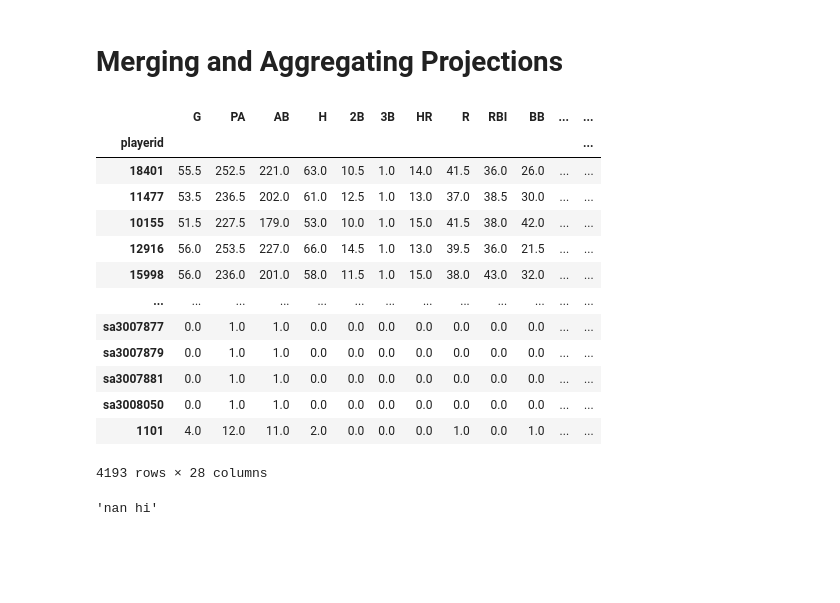
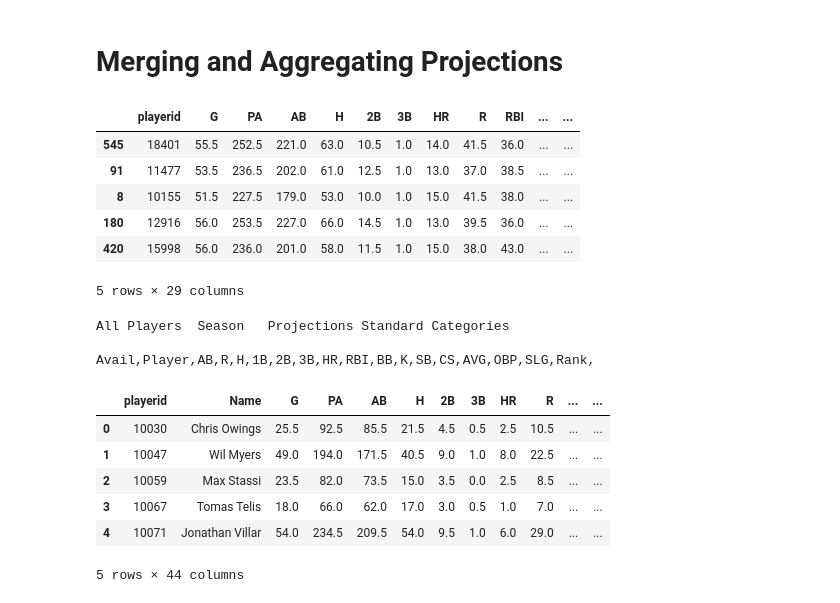
Before and after one commit to philosofool/fantasy-baseball-draft, a Jupyter notebook: Projection Merging and Aggregating.ipynb, the cells around one changed output. Cells and saved outputs as stored; diff of their text form; code cells hidden in the pictures; blank space fills up the shorter version.

```diff
--- a/Projection Merging and Aggregating.ipynb
+++ b/Projection Merging and Aggregating.ipynb
@@ -16,27 +19,28 @@ both = pd.concat([zips,steam]).sort_index()
 names = both[['playerid','Name']].groupby('playerid').agg('max')
 both = both.groupby('playerid').agg('mean')
 both['Name'] = names
+both.reset_index(inplace=True)
 # %%
 stats = StatCalculator()
+stats.replacement_level.values[:] = stats.hitter_replacement_level(both)
 both['FWAR'] = both.apply(stats.hitterFWAR, axis = 1)
 # %%
-both.sort_values(by='FWAR', ascending=False)
+both.sort_values(by='FWAR', ascending=False).head()
 # %% [output]
-|  | G | PA | AB | H | 2B | 3B | HR | R | RBI | BB | ... | ... |
-| playerid |  |  |  |  |  |  |  |  |  |  |  | ... |
-| 18401 | 55.5 | 252.5 | 221.0 | 63.0 | 10.5 | 1.0 | 14.0 | 41.5 | 36.0 | 26.0 | ... | ... |
-| 11477 | 53.5 | 236.5 | 202.0 | 61.0 | 12.5 | 1.0 | 13.0 | 37.0 | 38.5 | 30.0 | ... | ... |
-| 10155 | 51.5 | 227.5 | 179.0 | 53.0 | 10.0 | 1.0 | 15.0 | 41.5 | 38.0 | 42.0 | ... | ... |
-| 12916 | 56.0 | 253.5 | 227.0 | 66.0 | 14.5 | 1.0 | 13.0 | 39.5 | 36.0 | 21.5 | ... | ... |
-| 15998 | 56.0 | 236.0 | 201.0 | 58.0 | 11.5 | 1.0 | 15.0 | 38.0 | 43.0 | 32.0 | ... | ... |
-| ... | ... | ... | ... | ... | ... | ... | ... | ... | ... | ... | ... | ... |
-| sa3007877 | 0.0 | 1.0 | 1.0 | 0.0 | 0.0 | 0.0 | 0.0 | 0.0 | 0.0 | 0.0 | ... | ... |
-| sa3007879 | 0.0 | 1.0 | 1.0 | 0.0 | 0.0 | 0.0 | 0.0 | 0.0 | 0.0 | 0.0 | ... | ... |
-| sa3007881 | 0.0 | 1.0 | 1.0 | 0.0 | 0.0 | 0.0 | 0.0 | 0.0 | 0.0 | 0.0 | ... | ... |
-| sa3008050 | 0.0 | 1.0 | 1.0 | 0.0 | 0.0 | 0.0 | 0.0 | 0.0 | 0.0 | 0.0 | ... | ... |
-| 1101 | 4.0 | 12.0 | 11.0 | 2.0 | 0.0 | 0.0 | 0.0 | 1.0 | 0.0 | 1.0 | ... | ... |
+|  | playerid | G | PA | AB | H | 2B | 3B | HR | R | RBI | ... | ... |
+| 545 | 18401 | 55.5 | 252.5 | 221.0 | 63.0 | 10.5 | 1.0 | 14.0 | 41.5 | 36.0 | ... | ... |
+| 91 | 11477 | 53.5 | 236.5 | 202.0 | 61.0 | 12.5 | 1.0 | 13.0 | 37.0 | 38.5 | ... | ... |
+| 8 | 10155 | 51.5 | 227.5 | 179.0 | 53.0 | 10.0 | 1.0 | 15.0 | 41.5 | 38.0 | ... | ... |
+| 180 | 12916 | 56.0 | 253.5 | 227.0 | 66.0 | 14.5 | 1.0 | 13.0 | 39.5 | 36.0 | ... | ... |
+| 420 | 15998 | 56.0 | 236.0 | 201.0 | 58.0 | 11.5 | 1.0 | 15.0 | 38.0 | 43.0 | ... | ... |
-4193 rows × 28 columns
+5 rows × 29 columns
-# %%
-str(np.nan) + ' hi'
-# %% [output]
-'nan hi'
+# %%
+with open('data/cbs_hitter_projections_3aug2020.csv') as cbs:
+    print(cbs.readline())
+    print(cbs.readline())
+cbs = pd.read_csv('data/cbs_elig_3aug2020.csv',skiprows=1,skipfooter=1,engine='python')
+cbs.drop('Unnamed: 18',axis=1,inplace=True)
+# %% [output]
+All Players  Season   Projections Standard Categories
+
+Avail,Player,AB,R,H,1B,2B,3B,HR,RBI,BB,K,SB,CS,AVG,OBP,SLG,Rank,
@@ -42,0 +102,14 @@ str(np.nan) + ' hi'
+# %%
+df = both.merge(namer.name_data, on='playerid').drop('Name_y',axis=1)
+name = df['Name_x'].copy()
+df.drop('Name_x',inplace=True,axis=1)
+df.insert(1,'Name',name)
+df.head()
+# %% [output]
+|  | playerid | Name | G | PA | AB | H | 2B | 3B | HR | R | ... | ... |
+| 0 | 10030 | Chris Owings | 25.5 | 92.5 | 85.5 | 21.5 | 4.5 | 0.5 | 2.5 | 10.5 | ... | ... |
+| 1 | 10047 | Wil Myers | 49.0 | 194.0 | 171.5 | 40.5 | 9.0 | 1.0 | 8.0 | 22.5 | ... | ... |
+| 2 | 10059 | Max Stassi | 23.5 | 82.0 | 73.5 | 15.0 | 3.5 | 0.0 | 2.5 | 8.5 | ... | ... |
+| 3 | 10067 | Tomas Telis | 18.0 | 66.0 | 62.0 | 17.0 | 3.0 | 0.5 | 1.0 | 7.0 | ... | ... |
+| 4 | 10071 | Jonathan Villar | 54.0 | 234.5 | 209.5 | 54.0 | 9.5 | 1.0 | 6.0 | 29.0 | ... | ... |
+5 rows × 44 columns
```
Also changed, not shown: parts of 25 cells of this notebook, 1 other file.
